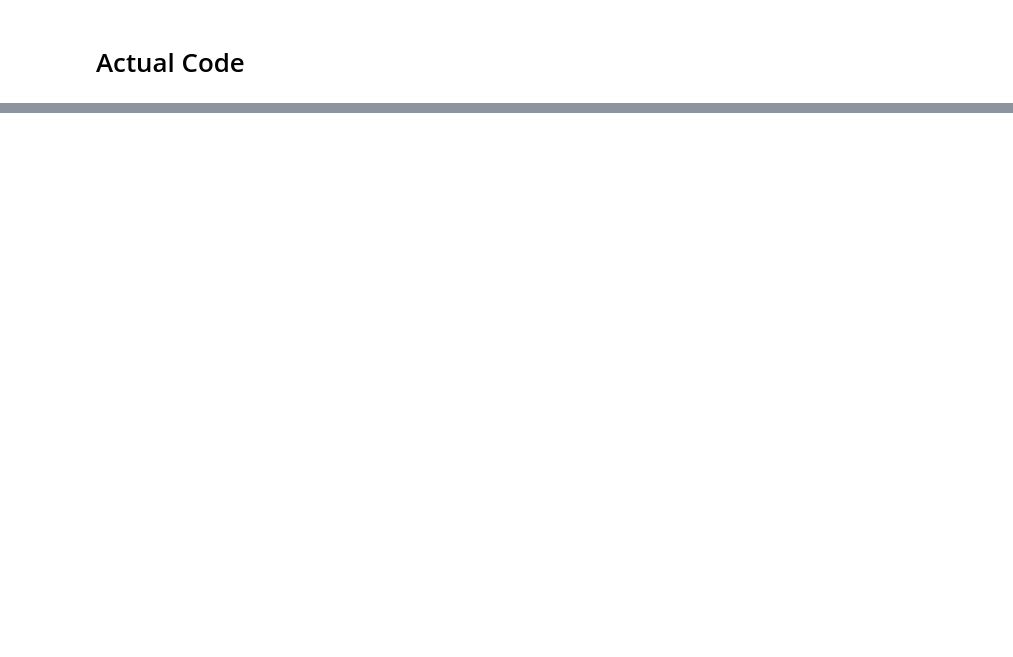
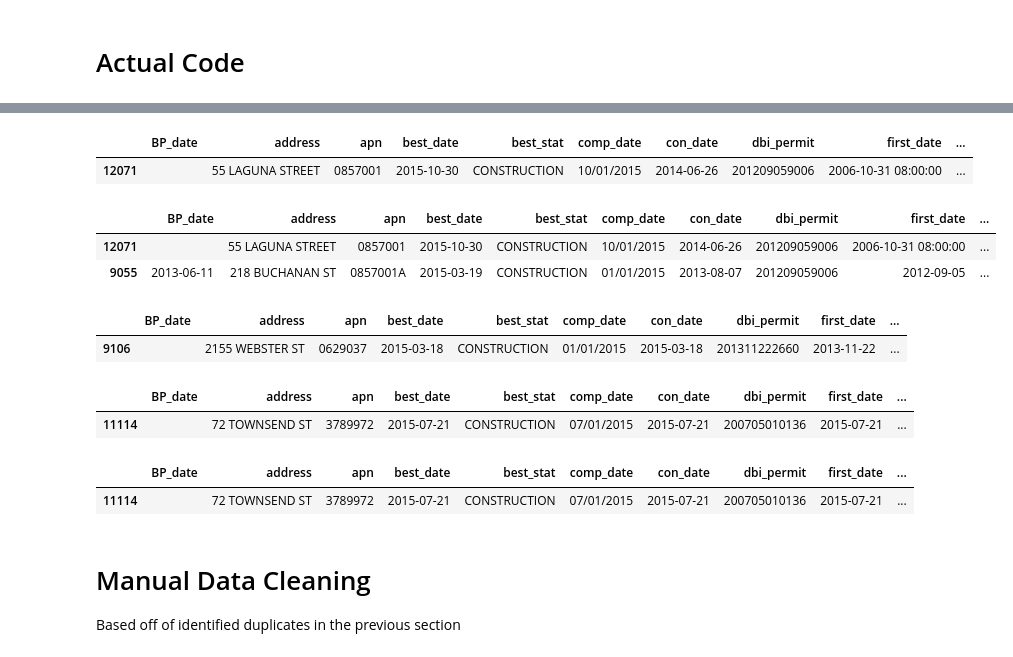
Before and after one commit to sfbrigade/datasci-housing-pipeline, a Jupyter notebook: data/data_model.ipynb, the cells around one changed output, grey strips where cells are left out. Drawn from its saved outputs; the diff is of its cells as text; code cells hidden in the pictures; blank space fills up the shorter version.

```diff
--- a/data/data_model.ipynb
+++ b/data/data_model.ipynb
@@ -38,5 +56,5 @@ gb.groups
 # %%
-group_df = gb.get_group(('0829040','526 HICKORY ST'))
+group_df = gb.get_group(('3755079','10 HALLAM ST'))
 # %%
 group_df = group_df.sort('best_date')
 group_df.reset_index(drop=True, inplace=True)
@@ -216,7 +249,7 @@ def convert_to_one_record_per_project(df):
 
         if pd.isnull(comp_quarter):
             pass
-        if comp_quarter == 4 and comp_year == 2016:
+        if comp_quarter == 1 and comp_year == 2016:
             comp_quarter = np.nan
         elif comp_quarter == 4:
             comp_quarter = 1
@@ -357,11 +404,32 @@ new_df[new_df.duplicated('dbi_permit', keep=False)]['address'].unique()
 # %%
 #explore duplicated
-new_df[new_df['address']=='1190 MISSION ST']
+new_df[new_df['address']=='55 LAGUNA STREET']
+# %% [output]
+|  | BP_date | address | apn | best_date | best_stat | comp_date | con_date | dbi_permit | first_date | ... |
+| 12071 |  | 55 LAGUNA STREET | 0857001 | 2015-10-30 | CONSTRUCTION | 10/01/2015 | 2014-06-26 | 201209059006 | 2006-10-31 08:00:00 | ... |
 # %%
 # Same project, different address-apn combination—verified by looking at each address in PIM
-new_df[new_df['dbi_permit']=='201012166843']
+new_df[new_df['dbi_permit']=='201209059006']
+# %% [output]
+|  | BP_date | address | apn | best_date | best_stat | comp_date | con_date | dbi_permit | first_date | ... |
+| 12071 |  | 55 LAGUNA STREET | 0857001 | 2015-10-30 | CONSTRUCTION | 10/01/2015 | 2014-06-26 | 201209059006 | 2006-10-31 08:00:00 | ... |
+| 9055 | 2013-06-11 | 218 BUCHANAN ST | 0857001A | 2015-03-19 | CONSTRUCTION | 01/01/2015 | 2013-08-07 | 201209059006 | 2012-09-05 | ... |
 # %%
 #explore duplicated
 new_df[new_df['address']=='2155 WEBSTER ST']
+# %% [output]
+|  | BP_date | address | apn | best_date | best_stat | comp_date | con_date | dbi_permit | first_date | ... |
+| 9106 |  | 2155 WEBSTER ST | 0629037 | 2015-03-18 | CONSTRUCTION | 01/01/2015 | 2015-03-18 | 201311222660 | 2013-11-22 | ... |
 # %%
-new_df[new_df['dbi_permit']=='201311222660']
+new_df[new_df['dbi_permit']=='200705010136']
+# %% [output]
+|  | BP_date | address | apn | best_date | best_stat | comp_date | con_date | dbi_permit | first_date | ... |
+| 11114 |  | 72 TOWNSEND ST | 3789972 | 2015-07-21 | CONSTRUCTION | 07/01/2015 | 2015-07-21 | 200705010136 | 2015-07-21 | ... |
+# %%
+new_df[new_df['project_duration_days']<0]
+# %% [output]
+|  | BP_date | address | apn | best_date | best_stat | comp_date | con_date | dbi_permit | first_date | ... |
+| 11114 |  | 72 TOWNSEND ST | 3789972 | 2015-07-21 | CONSTRUCTION | 07/01/2015 | 2015-07-21 | 200705010136 | 2015-07-21 | ... |
+# %% [markdown]
+# Manual Data Cleaning
+Based off of identified duplicates in the previous section
```
Also changed, not shown: parts of 6 cells of this notebook, 22 other files.
